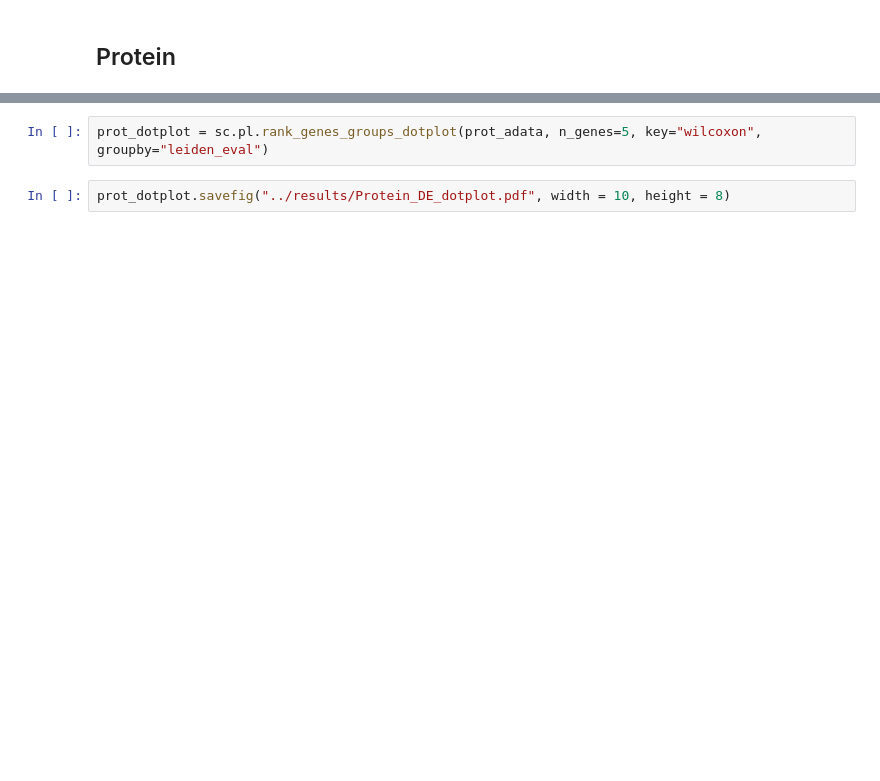
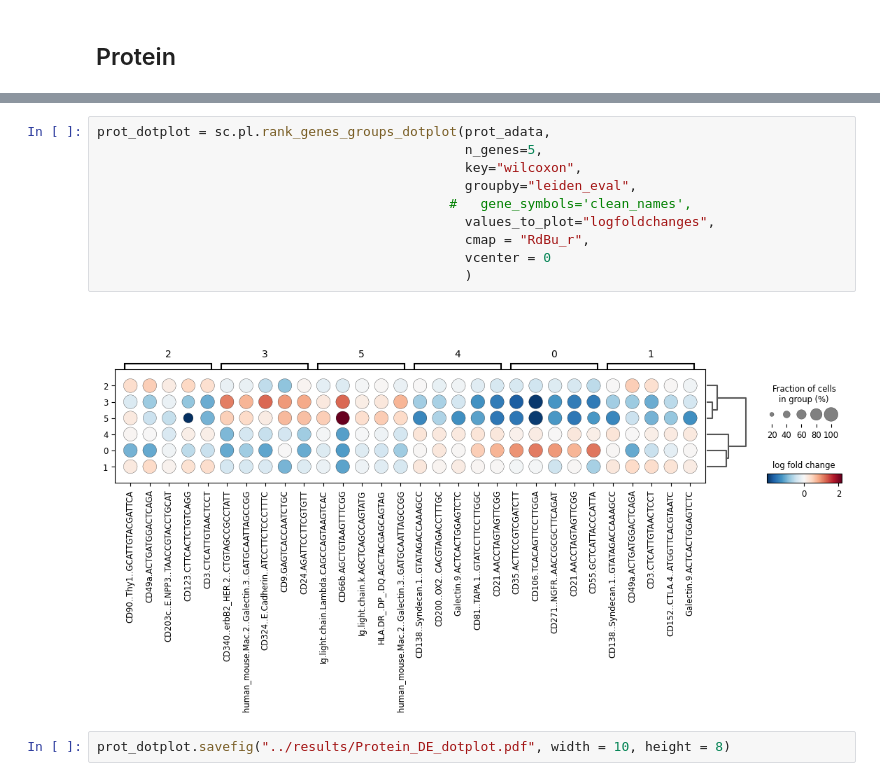
Before and after one commit to cvasq24/spatial_totalvi, a Jupyter notebook: benchmark/biological_accuracy/bio_accuracy.ipynb, the cells around one changed output, grey strips where cells are left out. Saved outputs shown, nothing was run; the diff lists cells and outputs as text; blank space fills up the shorter version.

```diff
--- a/benchmark/biological_accuracy/bio_accuracy.ipynb
+++ b/benchmark/biological_accuracy/bio_accuracy.ipynb
@@ -34,4 +71,14 @@ sc.pl.rank_genes_groups(prot_adata, n_genes=25, sharey=False, key="wilcoxon")
 # %%
-prot_dotplot = sc.pl.rank_genes_groups_dotplot(prot_adata, n_genes=5, key="wilcoxon", groupby="leiden_eval")
+prot_dotplot = sc.pl.rank_genes_groups_dotplot(prot_adata,
+                                               n_genes=5,
+                                               key="wilcoxon",
+                                               groupby="leiden_eval",
+                                             #   gene_symbols='clean_names',
+                                               values_to_plot="logfoldchanges",
+                                               cmap = "RdBu_r",
+                                               vcenter = 0
+                                               )
+# %% [output]
+[figure, added]
 # %%
 prot_dotplot.savefig("../results/Protein_DE_dotplot.pdf", width = 10, height = 8)
```
Also changed, not shown: parts of 12 cells of this notebook, 6 other files.
